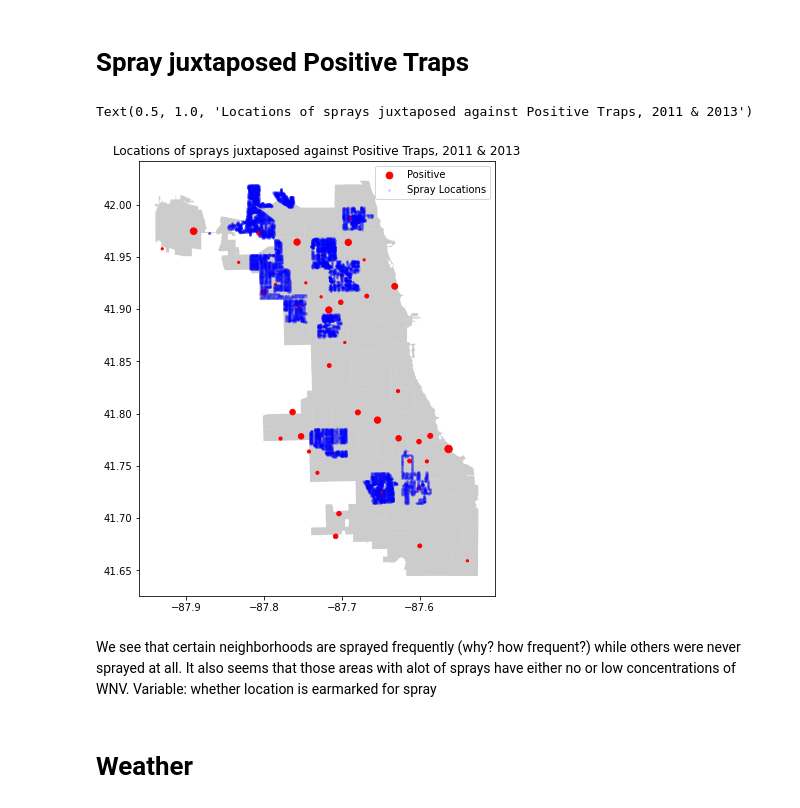
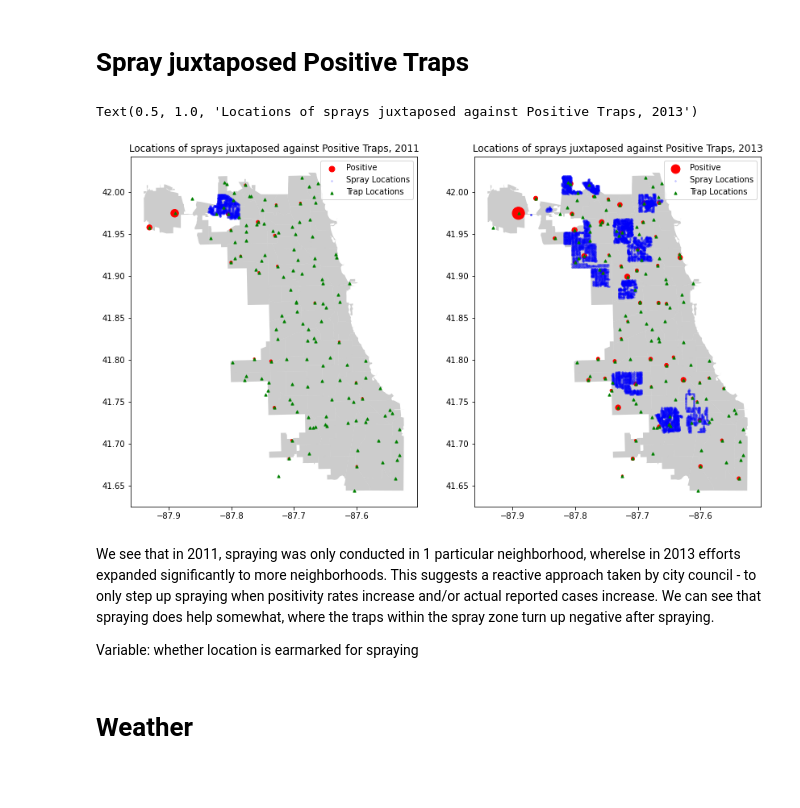
Before and after one commit to hongaik/PredictWestNileVirus, a Jupyter notebook: code/1_EDA.ipynb, the cells around one changed output. Cells and saved outputs as stored; diff of their text form; code cells hidden in the pictures; blank space fills up the shorter version.

```diff
--- a/code/1_EDA.ipynb
+++ b/code/1_EDA.ipynb
@@ -31,5 +31,5 @@ street_map = gpd.read_file('data/geo_export_a6957f22-b168-4cee-b03c-0bcc9815308c
 # %%
-train = pd.read_csv('data/train.csv/train.csv')
+train = pd.read_csv('assets/train.csv/train.csv')
 train['Date'] = pd.to_datetime(train['Date'])
 # %%
 train.info()
@@ -97,0 +149,12 @@ Variable: WNV Density equal to value at that address
+# %%
+geo_train_groupby_2007_WNV = geo_train[geo_train['Date'].dt.year==2007].dissolve(by='Address', aggfunc='sum')
+geo_train_groupby_2007_WNV = geo_train_groupby_2007_WNV[geo_train_groupby_2007_WNV['WnvPresent'] > 0]
+
+geo_train_groupby_2009_WNV = geo_train[geo_train['Date'].dt.year==2009].dissolve(by='Address', aggfunc='sum')
+geo_train_groupby_2009_WNV = geo_train_groupby_2009_WNV[geo_train_groupby_2009_WNV['WnvPresent'] > 0]
+
+geo_train_groupby_2011_WNV = geo_train[geo_train['Date'].dt.year==2011].dissolve(by='Address', aggfunc='sum')
+geo_train_groupby_2011_WNV = geo_train_groupby_2011_WNV[geo_train_groupby_2011_WNV['WnvPresent'] > 0]
+
+geo_train_groupby_2013_WNV = geo_train[geo_train['Date'].dt.year==2013].dissolve(by='Address', aggfunc='sum')
+geo_train_groupby_2013_WNV = geo_train_groupby_2013_WNV[geo_train_groupby_2013_WNV['WnvPresent'] > 0]
@@ -132,7 +224,7 @@ Variable: Species of mosquito
 # %% [markdown]
 # Sprays
 # %%
-spray = pd.read_csv('data/spray.csv/spray.csv')
+spray = pd.read_csv('assets/spray.csv/spray.csv')
 spray['Date'] = pd.to_datetime(spray['Date'])
 spray = spray[spray['Latitude'] < 42.3] # remove outliers outside of Chicago
 spray.info()
@@ -162,5 +269,8 @@ geo_spray.head()
 | 97 | 2011-09-07 | 7:53:12 PM | 41.980560 | -87.787762 | POINT (-87.78776 41.98056) |
 | 98 | 2011-09-07 | 7:53:22 PM | 41.980198 | -87.787758 | POINT (-87.78776 41.98020) |
 | 99 | 2011-09-07 | 7:53:32 PM | 41.979752 | -87.787765 | POINT (-87.78776 41.97975) |
+# %%
+geo_spray_2011 = geo_spray[geo_spray['Date'].dt.year==2011]
+geo_spray_2013 = geo_spray[geo_spray['Date'].dt.year==2013]
 # %% [markdown]
 # Spray juxtaposed Positive Traps
@@ -169,18 +277,26 @@ geo_train_groupby_2011_2013 = geo_train[geo_train['Date'].dt.year.isin([2011,201
 # %%
-fig,ax = plt.subplots(figsize=(8,8))
-street_map.plot(ax=ax, alpha=0.4, color='grey')
+fig,ax = plt.subplots(figsize=(14,14), ncols=2)
+street_map.plot(ax=ax[0], alpha=0.4, color='grey')
+street_map.plot(ax=ax[1], alpha=0.4, color='grey')
 
-geo_train_groupby_2011_2013[geo_train_groupby_2011_2013['WnvPresent']>0].plot(ax=ax, markersize=geo_train_groupby['WnvPresent']*5, color='red', marker='o', label='Positive')
+geo_train_groupby_2011_WNV.plot(ax=ax[0], markersize=(geo_train_groupby_2011_WNV['WnvPresent']*5).values, color='red', marker='o', label='Positive')
+geo_spray_2011.plot(ax=ax[0], markersize=3, color='blue', marker='x', label='Spray Locations', alpha=0.2)
+geo_train_groupby.plot(ax=ax[0], markersize=10, color='green', marker='^', label='Trap Locations')
+ax[0].legend()
+ax[0].set_title('Locations of sprays juxtaposed against Positive Traps, 2011')
 
-geo_spray.plot(ax=ax, markersize=3, color='blue', marker='x', label='Spray Locations', alpha=0.2)
-
-ax.legend()
-ax.set_title('Locations of sprays juxtaposed against Positive Traps, 2011 & 2013')
+geo_train_groupby_2013_WNV.plot(ax=ax[1], markersize=(geo_train_groupby_2013_WNV['WnvPresent']*5).values, color='red', marker='o', label='Positive')
+geo_spray_2013.plot(ax=ax[1], markersize=3, color='blue', marker='x', label='Spray Locations', alpha=0.2)
+geo_train_groupby.plot(ax=ax[1], markersize=10, color='green', marker='^', label='Trap Locations')
+ax[1].legend()
+ax[1].set_title('Locations of sprays juxtaposed against Positive Traps, 2013')
 # %% [output]
-Text(0.5, 1.0, 'Locations of sprays juxtaposed against Positive Traps, 2011 & 2013')
+Text(0.5, 1.0, 'Locations of sprays juxtaposed against Positive Traps, 2013')
-[figure, old version]
+[figure, new version]
-# %% [markdown]
-We see that certain neighborhoods are sprayed frequently (why? how frequent?) while others were never sprayed at all. It also seems that those areas with alot of sprays have either no or low concentrations of WNV. Variable: whether location is earmarked for spray
+# %% [markdown]
+We see that in 2011, spraying was only conducted in 1 particular neighborhood, wherelse in 2013 efforts expanded significantly to more neighborhoods. This suggests a reactive approach taken by city council - to only step up spraying when positivity rates increase and/or actual reported cases increase. We can see that spraying does help somewhat, where the traps within the spray zone turn up negative after spraying.
+
+Variable: whether location is earmarked for spraying
 # %% [markdown]
 # Weather
 # %% [markdown]
```
Also changed, not shown: parts of 28 cells of this notebook, 2 other files.
